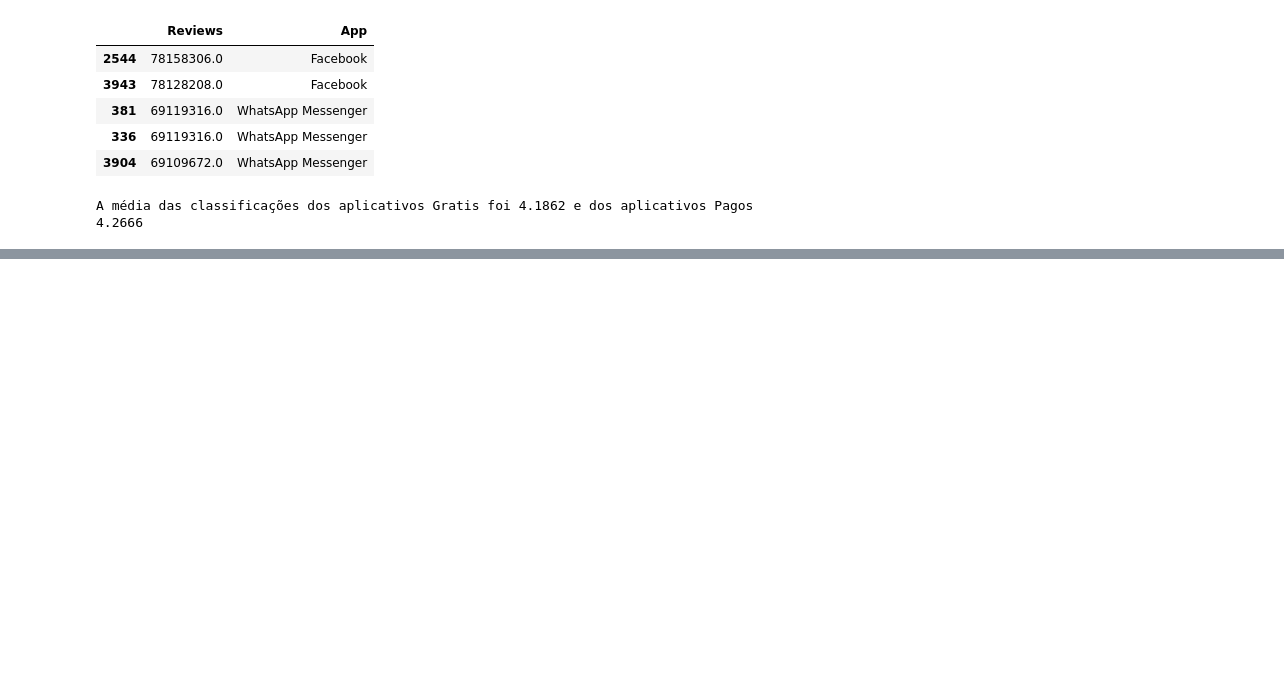
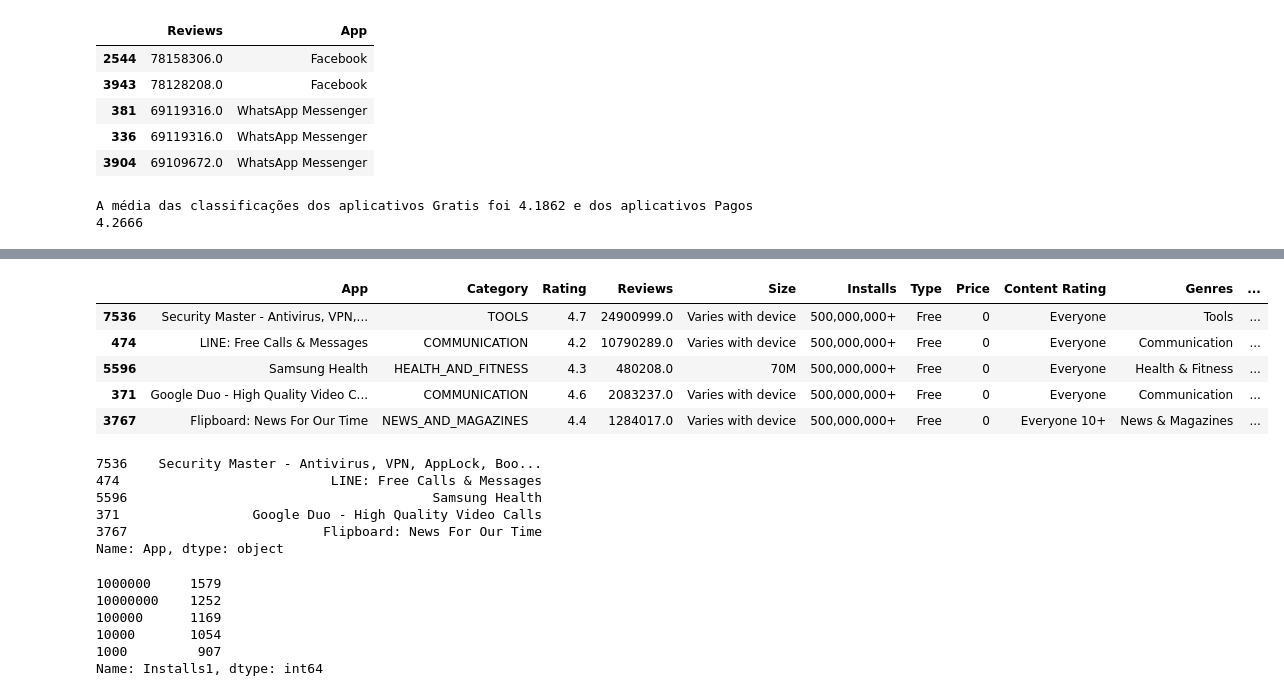
Before and after one commit to Gcango/Exploracao_analise_dados_AppGoolgeStore, a Jupyter notebook: Exploração_Analise_dadosAppGoogle.ipynb, the cells around one changed output, grey strips where cells are left out. Cells and saved outputs as stored; diff of their text form; code cells hidden in the pictures; blank space fills up the shorter version.

```diff
--- a/Exploração_Analise_dadosAppGoogle.ipynb
+++ b/Exploração_Analise_dadosAppGoogle.ipynb
@@ -221,0 +240,4 @@ A média das classificações dos aplicativos Gratis foi 4.1862 e dos aplicativo
+# %%
+'''É necessário formar a coluna Installs'''
+dados['Installs1'] = dados['Installs'].str.replace(',','')
+dados['Installs1']
@@ -221,0 +257,2 @@ A média das classificações dos aplicativos Gratis foi 4.1862 e dos aplicativo
+# %%
+dados['Installs1'] = dados['Installs1'].str.replace('+','')
@@ -221,0 +280,2 @@ A média das classificações dos aplicativos Gratis foi 4.1862 e dos aplicativo
+# %%
+dados['Installs1'] = dados['Installs1'].str.replace('Free','0')
@@ -221,0 +297,29 @@ A média das classificações dos aplicativos Gratis foi 4.1862 e dos aplicativo
+# %%
+index = dados['Installs1'].sort_values(ascending=False).head().index
+# %%
+dados.iloc[index]
+# %% [output]
+|  | App | Category | Rating | Reviews | Size | Installs | Type | Price | Content Rating | Genres | ... |
+| 7536 | Security Master - Antivirus, VPN,... | TOOLS | 4.7 | 24900999.0 | Varies with device | 500,000,000+ | Free | 0 | Everyone | Tools | ... |
+| 474 | LINE: Free Calls & Messages | COMMUNICATION | 4.2 | 10790289.0 | Varies with device | 500,000,000+ | Free | 0 | Everyone | Communication | ... |
+| 5596 | Samsung Health | HEALTH_AND_FITNESS | 4.3 | 480208.0 | 70M | 500,000,000+ | Free | 0 | Everyone | Health & Fitness | ... |
+| 371 | Google Duo - High Quality Video C... | COMMUNICATION | 4.6 | 2083237.0 | Varies with device | 500,000,000+ | Free | 0 | Everyone | Communication | ... |
+| 3767 | Flipboard: News For Our Time | NEWS_AND_MAGAZINES | 4.4 | 1284017.0 | Varies with device | 500,000,000+ | Free | 0 | Everyone 10+ | News & Magazines | ... |
+# %%
+dados.iloc[index]['App']
+# %% [output]
+7536    Security Master - Antivirus, VPN, AppLock, Boo...
+474                           LINE: Free Calls & Messages
+5596                                       Samsung Health
+371                 Google Duo - High Quality Video Calls
+3767                         Flipboard: News For Our Time
+Name: App, dtype: object
+# %%
+dados['Installs1'].value_counts().sort_values(ascending=False).head(5)
+# %% [output]
+1000000     1579
+10000000    1252
+100000      1169
+10000       1054
+1000         907
+Name: Installs1, dtype: int64
```
Also changed, not shown: parts of 9 cells of this notebook.
